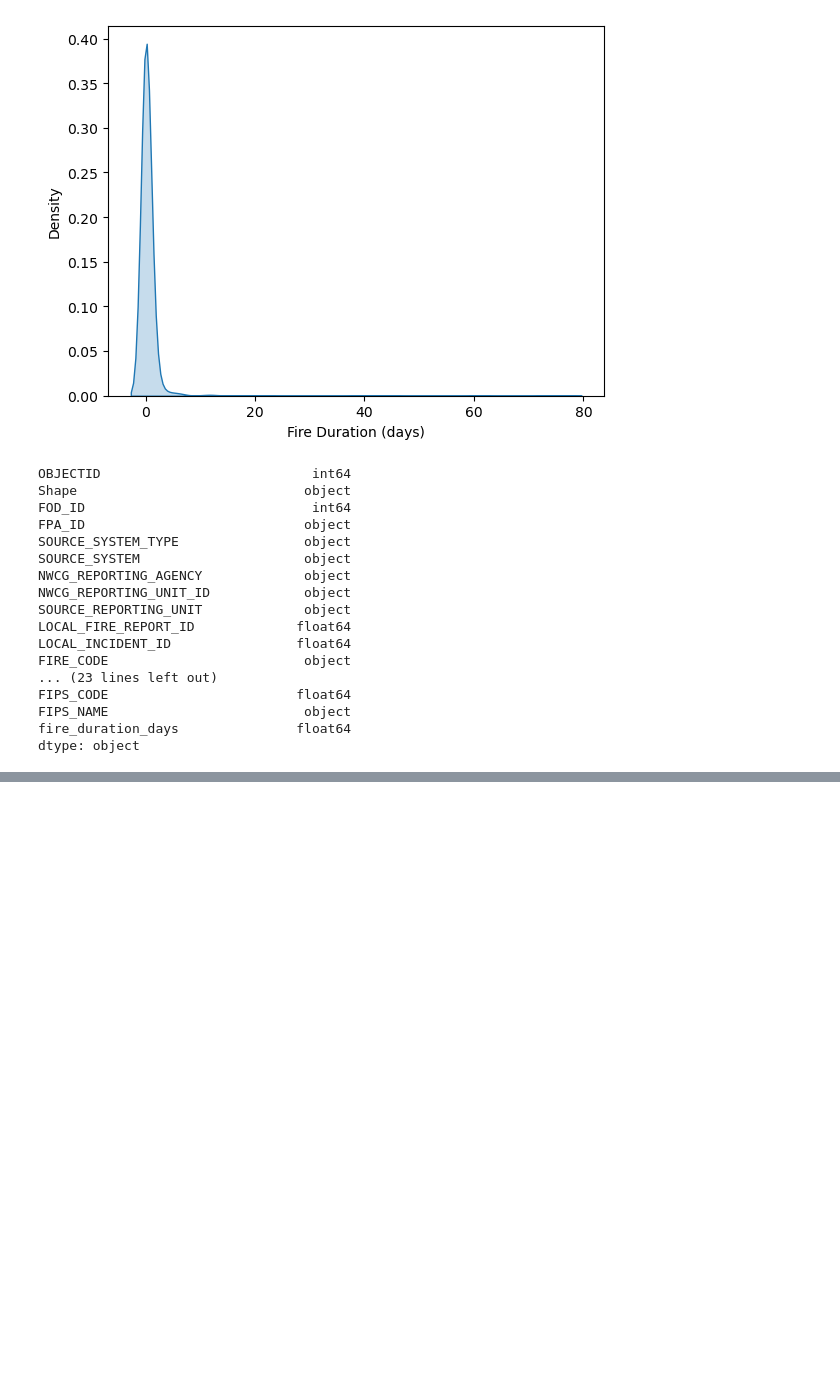
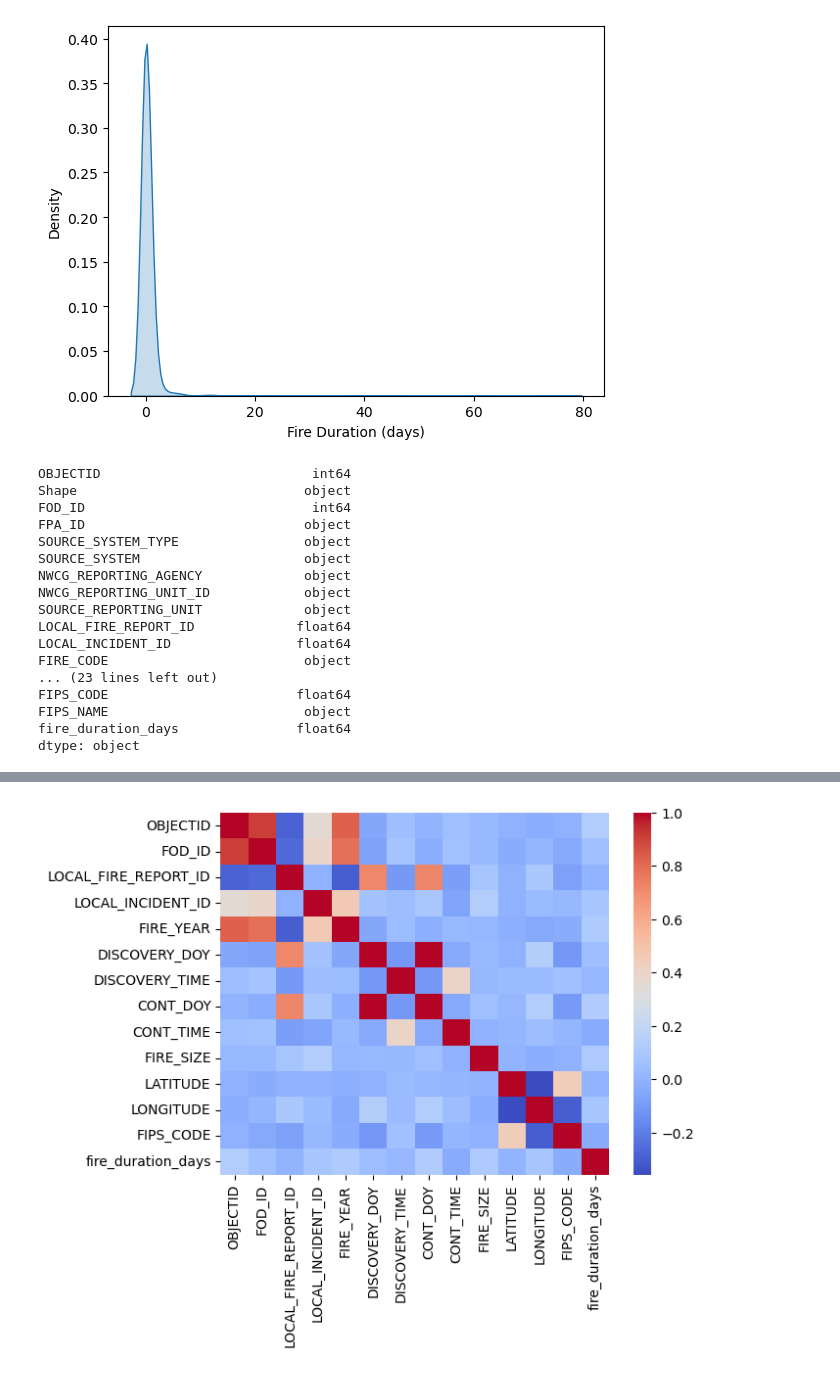
Before and after one commit to LNRobertson/WildFire, a Jupyter notebook: Notebooks/EDA.ipynb, the cells around one changed output, grey strips where cells are left out. Saved outputs shown, nothing was run; the diff lists cells and outputs as text; code cells hidden in the pictures; blank space fills up the shorter version.

```diff
--- a/Notebooks/EDA.ipynb
+++ b/Notebooks/EDA.ipynb
@@ -273,0 +375,3 @@ NameError: name 'df' is not defined
+# %%
+# Convert the 'FIPS_CODE' column to numeric type
+df['FIPS_CODE'] = pd.to_numeric(df['FIPS_CODE'], errors='coerce')
@@ -273,0 +406,6 @@ NameError: name 'df' is not defined
+# %%
+# Compute pairwise correlations between all columns
+corr_matrix = df.corr()
+
+# Print the correlation matrix
+print(corr_matrix)
@@ -273,0 +430,8 @@ NameError: name 'df' is not defined
+# %%
+# Create a heatmap using seaborn
+sns.heatmap(corr_matrix, cmap='coolwarm')
+
+# Show the plot
+plt.show()
+# %% [output]
+[figure, added]
```
Also changed, not shown: parts of 22 cells of this notebook.
